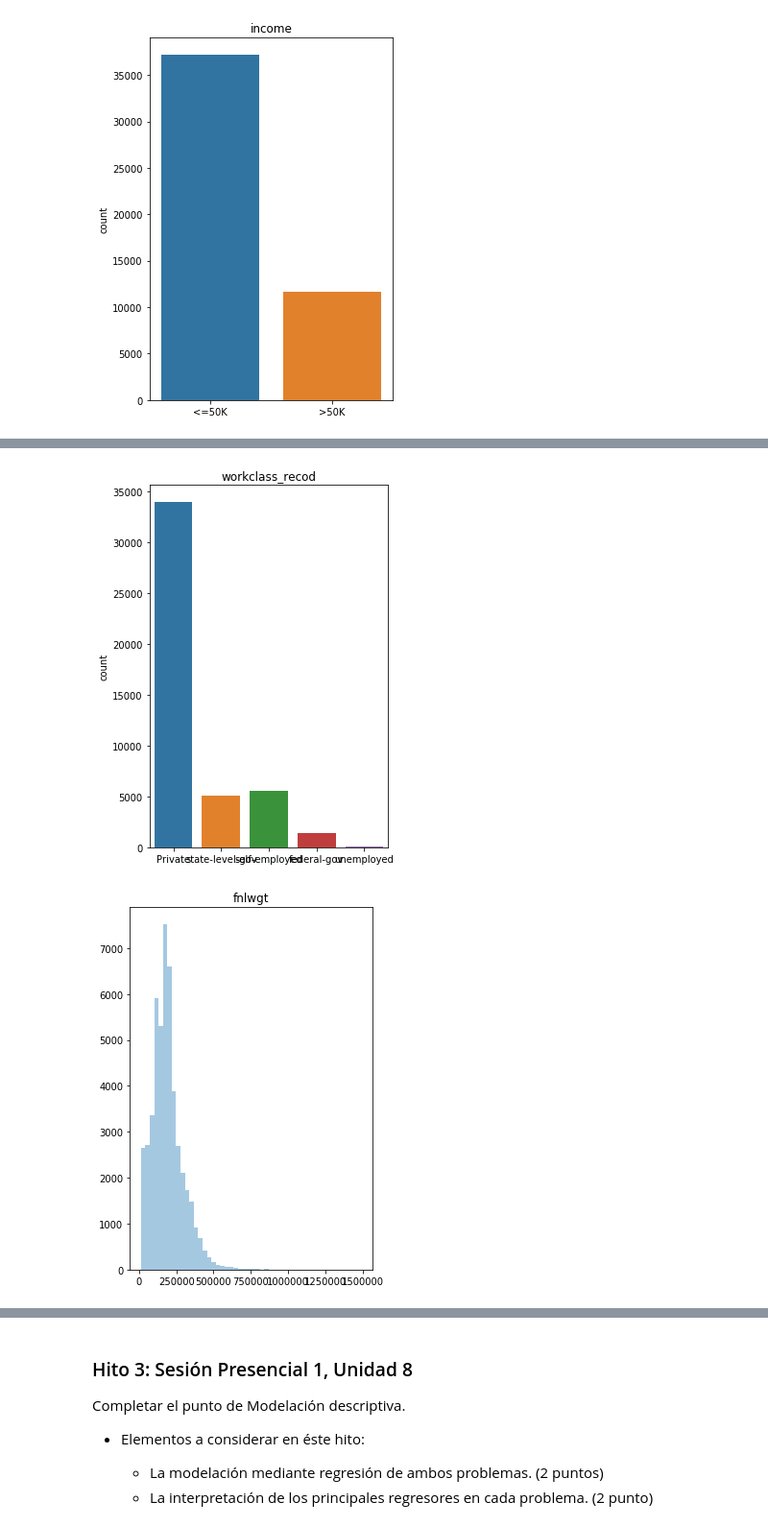
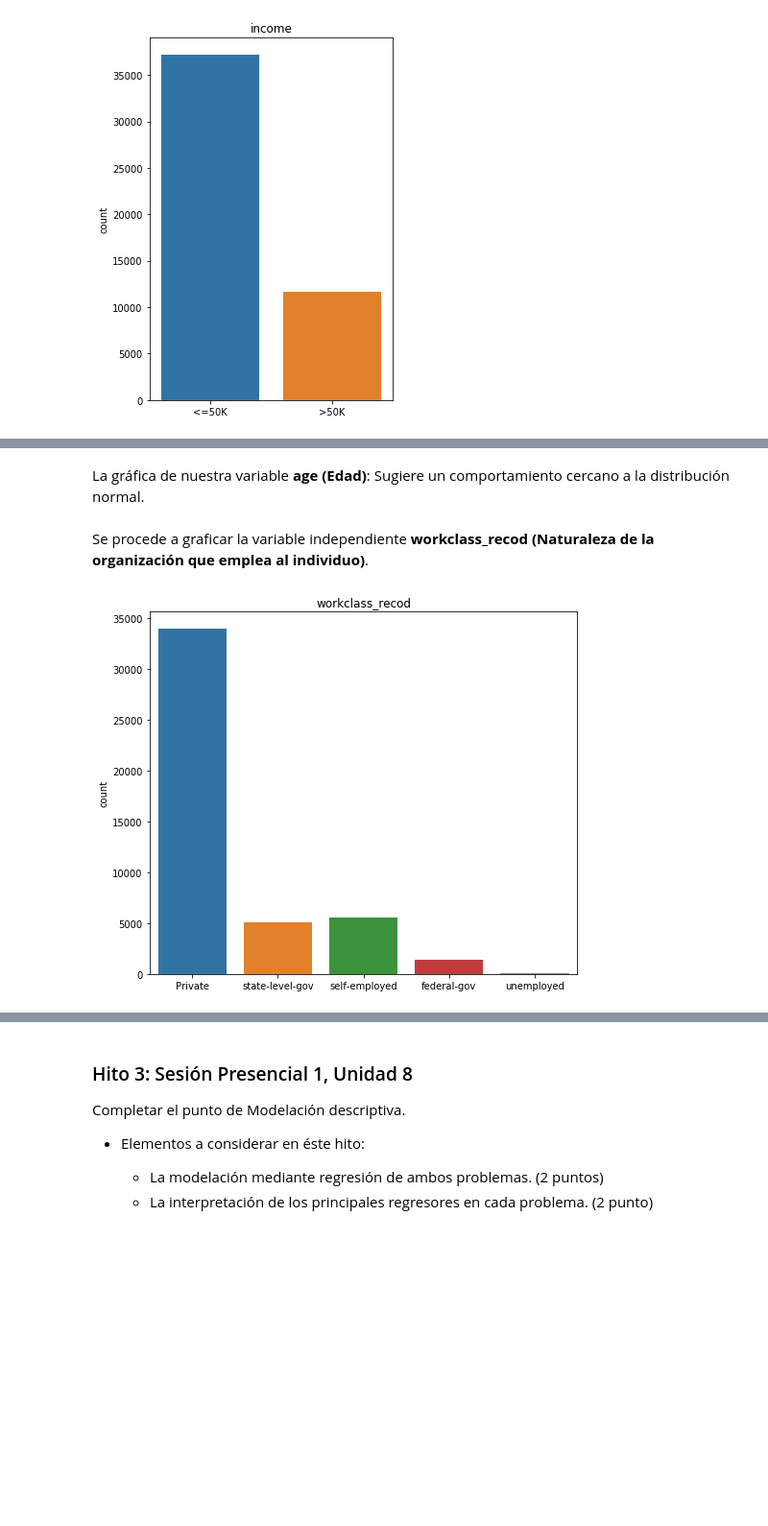
Before and after one commit to lporras/prueba-fundamentos-data-science, a Jupyter notebook: Desafio 1 Determinantes del ingreso.ipynb, the cells around one changed output, grey strips where cells are left out. Shown at 96% size. Saved outputs shown, nothing was run; the diff lists cells and outputs as text; code cells hidden in the pictures; blank space fills up the shorter version.

```diff
--- a/Desafio 1 Determinantes del ingreso.ipynb
+++ b/Desafio 1 Determinantes del ingreso.ipynb
@@ -473 +500,3 @@ utils.visualize_rows(df.filter(['income']), 12, 6)
+# %%
+df_subset['age'] = df_subset['age'].astype('float')
 # %%
@@ -477,5 +506,8 @@ utils.visualize_rows(df.filter(['age']), 12, 6)
+# %% [markdown]
+La gráfica de nuestra variable **age (Edad)**: Sugiere un comportamiento cercano a la distribución normal.
+# %% [markdown]
+Se procede a graficar la variable independiente **workclass_recod (Naturaleza de la organización que emplea al individuo)**.
 # %%
-utils.visualize_rows(df_subset.filter(['workclass_recod', 'fnlwgt']), 12, 6)
+utils.visualize_rows(df_subset.filter(['workclass_recod']), 20, 6)
 # %% [output]
-[figure, old version]
+[figure, new version]
-[figure, removed]
```
Also changed, not shown: parts of 17 cells of this notebook.
